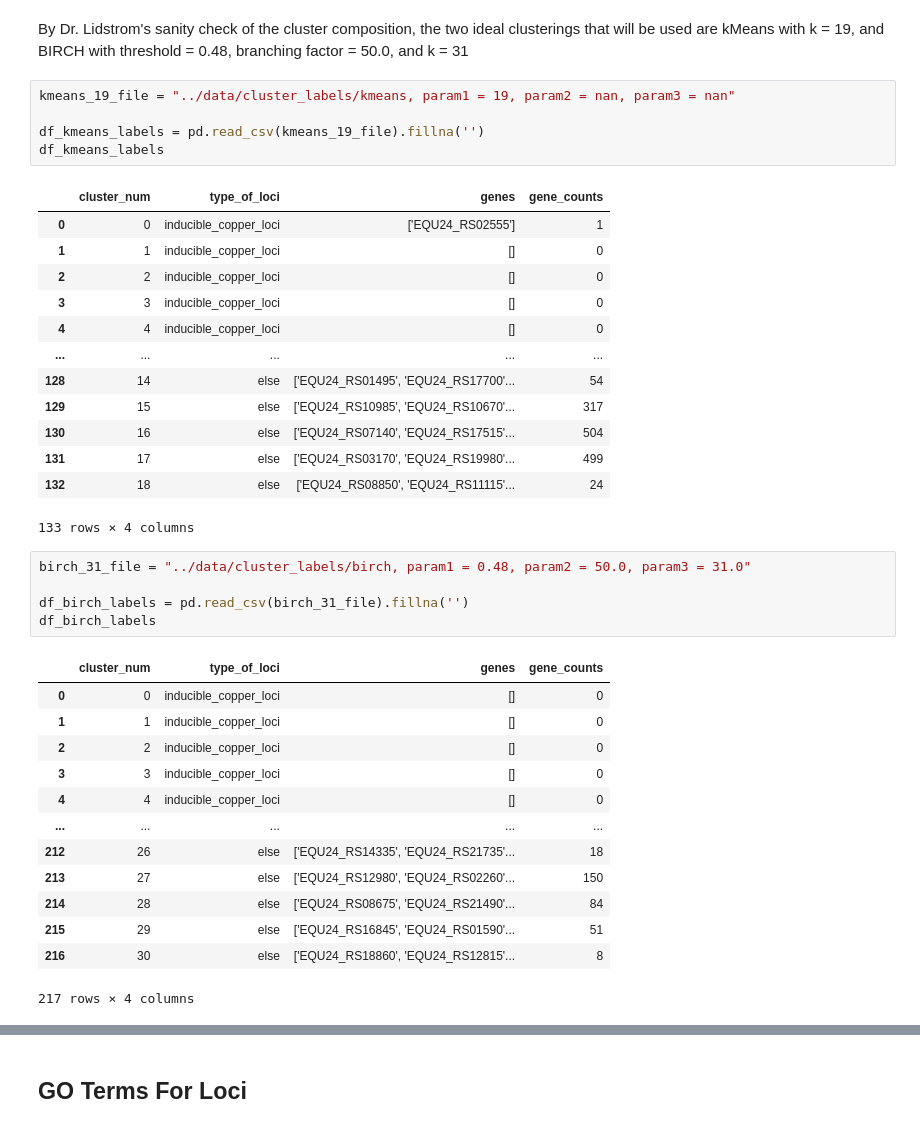
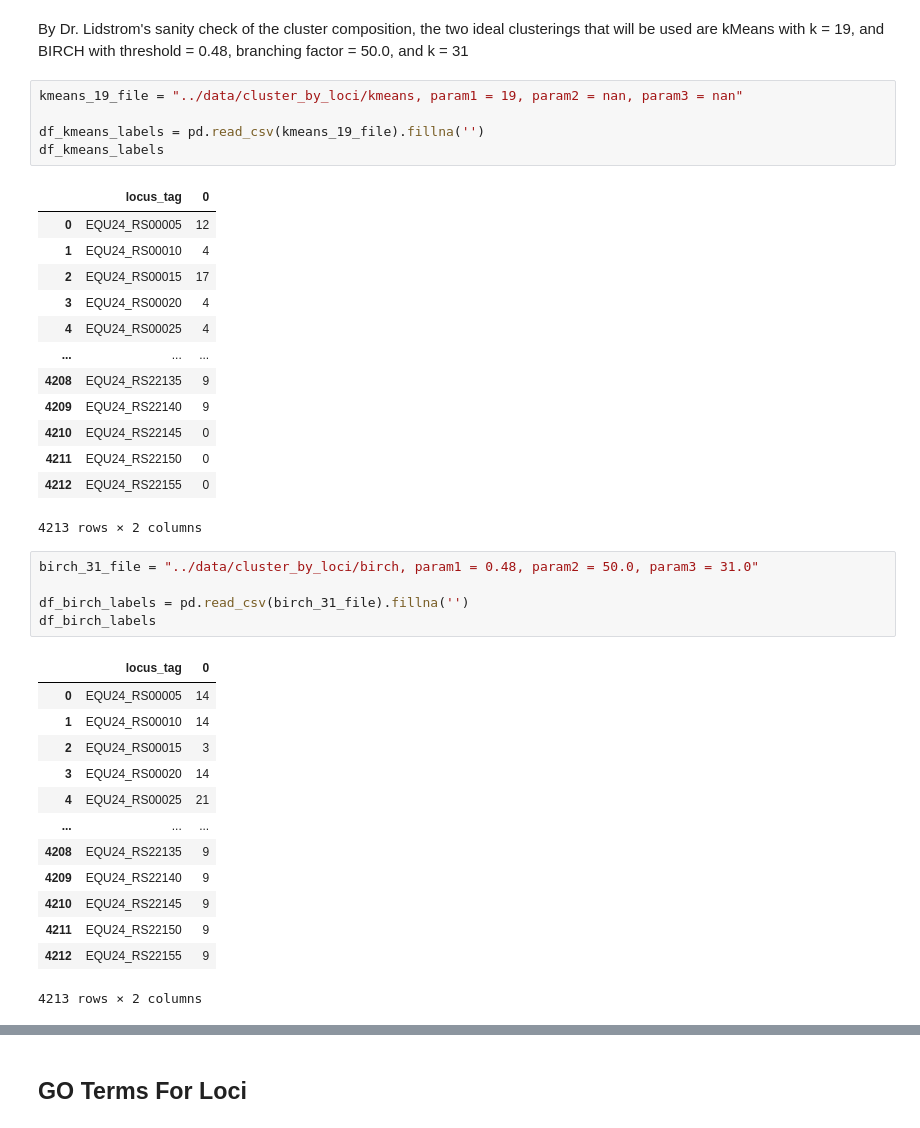
Before and after one commit to vsk-1167/research-5G-transcriptomic-exploration, a Jupyter notebook: Enrichment Analysis/integration_of_go_terms.ipynb, the cells around one changed output, grey strips where cells are left out. Saved outputs shown, nothing was run; the diff lists cells and outputs as text.

```diff
--- a/Enrichment Analysis/integration_of_go_terms.ipynb
+++ b/Enrichment Analysis/integration_of_go_terms.ipynb
@@ -33,40 +111,40 @@ df_avg_log_ratio_tpm
 # %% [markdown]
 By Dr. Lidstrom's sanity check of the cluster composition, the two ideal clusterings that will be used are kMeans with k = 19, and BIRCH with threshold = 0.48, branching factor = 50.0, and k = 31
 # %%
-kmeans_19_file = "../data/cluster_labels/kmeans, param1 = 19, param2 = nan, param3 = nan"
+kmeans_19_file = "../data/cluster_by_loci/kmeans, param1 = 19, param2 = nan, param3 = nan"
 
 df_kmeans_labels = pd.read_csv(kmeans_19_file).fillna('')
 df_kmeans_labels
 # %% [output]
-|  | cluster_num | type_of_loci | genes | gene_counts |
-| 0 | 0 | inducible_copper_loci | ['EQU24_RS02555'] | 1 |
-| 1 | 1 | inducible_copper_loci | [] | 0 |
-| 2 | 2 | inducible_copper_loci | [] | 0 |
-| 3 | 3 | inducible_copper_loci | [] | 0 |
-| 4 | 4 | inducible_copper_loci | [] | 0 |
-| ... | ... | ... | ... | ... |
-| 128 | 14 | else | ['EQU24_RS01495', 'EQU24_RS17700'... | 54 |
-| 129 | 15 | else | ['EQU24_RS10985', 'EQU24_RS10670'... | 317 |
-| 130 | 16 | else | ['EQU24_RS07140', 'EQU24_RS17515'... | 504 |
-| 131 | 17 | else | ['EQU24_RS03170', 'EQU24_RS19980'... | 499 |
-| 132 | 18 | else | ['EQU24_RS08850', 'EQU24_RS11115'... | 24 |
+|  | locus_tag | 0 |
+| 0 | EQU24_RS00005 | 12 |
+| 1 | EQU24_RS00010 | 4 |
+| 2 | EQU24_RS00015 | 17 |
+| 3 | EQU24_RS00020 | 4 |
+| 4 | EQU24_RS00025 | 4 |
+| ... | ... | ... |
+| 4208 | EQU24_RS22135 | 9 |
+| 4209 | EQU24_RS22140 | 9 |
+| 4210 | EQU24_RS22145 | 0 |
+| 4211 | EQU24_RS22150 | 0 |
+| 4212 | EQU24_RS22155 | 0 |
-133 rows × 4 columns
+4213 rows × 2 columns
 # %%
-birch_31_file = "../data/cluster_labels/birch, param1 = 0.48, param2 = 50.0, param3 = 31.0"
+birch_31_file = "../data/cluster_by_loci/birch, param1 = 0.48, param2 = 50.0, param3 = 31.0"
 
 df_birch_labels = pd.read_csv(birch_31_file).fillna('')
 df_birch_labels
 # %% [output]
-|  | cluster_num | type_of_loci | genes | gene_counts |
-| 0 | 0 | inducible_copper_loci | [] | 0 |
-| 1 | 1 | inducible_copper_loci | [] | 0 |
-| 2 | 2 | inducible_copper_loci | [] | 0 |
-| 3 | 3 | inducible_copper_loci | [] | 0 |
-| 4 | 4 | inducible_copper_loci | [] | 0 |
-| ... | ... | ... | ... | ... |
-| 212 | 26 | else | ['EQU24_RS14335', 'EQU24_RS21735'... | 18 |
-| 213 | 27 | else | ['EQU24_RS12980', 'EQU24_RS02260'... | 150 |
-| 214 | 28 | else | ['EQU24_RS08675', 'EQU24_RS21490'... | 84 |
-| 215 | 29 | else | ['EQU24_RS16845', 'EQU24_RS01590'... | 51 |
-| 216 | 30 | else | ['EQU24_RS18860', 'EQU24_RS12815'... | 8 |
+|  | locus_tag | 0 |
+| 0 | EQU24_RS00005 | 14 |
+| 1 | EQU24_RS00010 | 14 |
+| 2 | EQU24_RS00015 | 3 |
+| 3 | EQU24_RS00020 | 14 |
+| 4 | EQU24_RS00025 | 21 |
+| ... | ... | ... |
+| 4208 | EQU24_RS22135 | 9 |
+| 4209 | EQU24_RS22140 | 9 |
+| 4210 | EQU24_RS22145 | 9 |
+| 4211 | EQU24_RS22150 | 9 |
+| 4212 | EQU24_RS22155 | 9 |
-217 rows × 4 columns
+4213 rows × 2 columns
```
Also changed, not shown: parts of 13 cells of this notebook, 27 other files.
